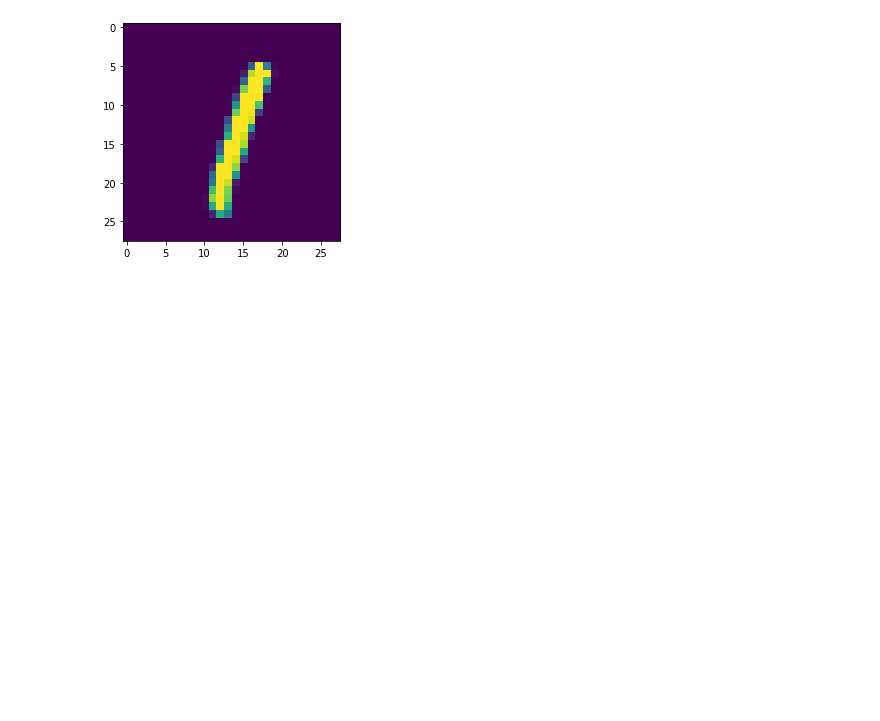
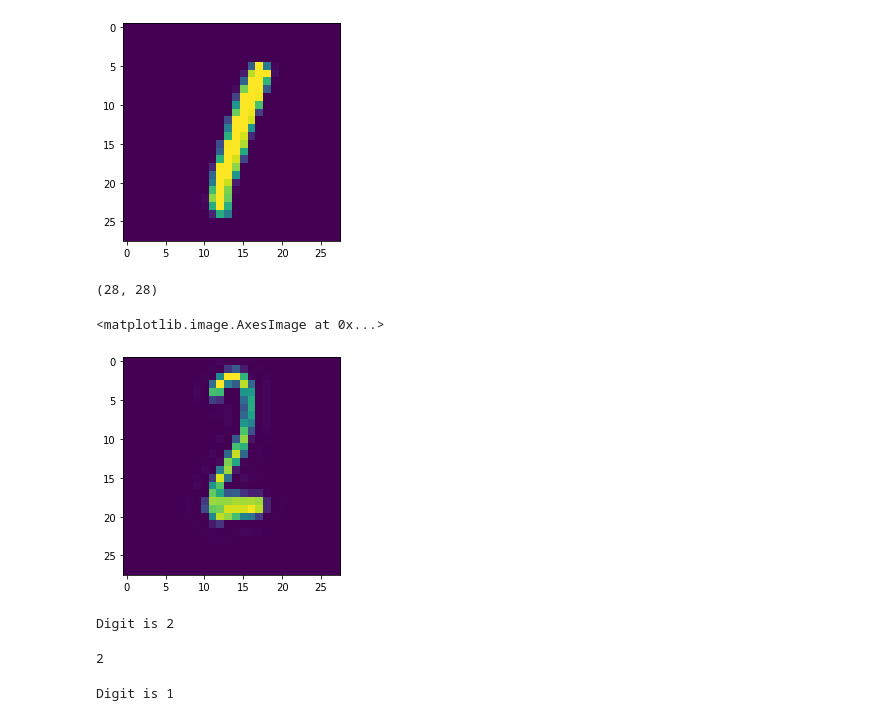
Before and after one commit to Sameer-Ahmed7/Deep_learning_Practice, a Jupyter notebook: MNIST.ipynb, the cells around one changed output. Saved outputs shown, nothing was run; the diff lists cells and outputs as text; code cells hidden in the pictures; blank space fills up the shorter version.

```diff
--- a/MNIST.ipynb
+++ b/MNIST.ipynb
@@ -185,3 +185,9 @@ plt.imshow(test_images[5].reshape(28,28))
 # %% [output]
 <matplotlib.image.AxesImage at 0x...>
 [figure]
+# %%
+img = plt.imread("2.png")
+# %%
+img.shape
+# %% [output]
+(28, 28)
@@ -187,0 +196,5 @@ plt.imshow(test_images[5].reshape(28,28))
+# %%
+plt.imshow(img)
+# %% [output]
+<matplotlib.image.AxesImage at 0x...>
+[figure, added]
@@ -187,0 +203,8 @@ plt.imshow(test_images[5].reshape(28,28))
+# %%
+prediction(predict7)
+# %% [output]
+Digit is 2
+# %%
+predict7.argmax()
+# %% [output]
+2
@@ -187,0 +217,4 @@ plt.imshow(test_images[5].reshape(28,28))
+# %%
+prediction(predict8)
+# %% [output]
+Digit is 1
```
Also changed, not shown: parts of 40 cells of this notebook.
